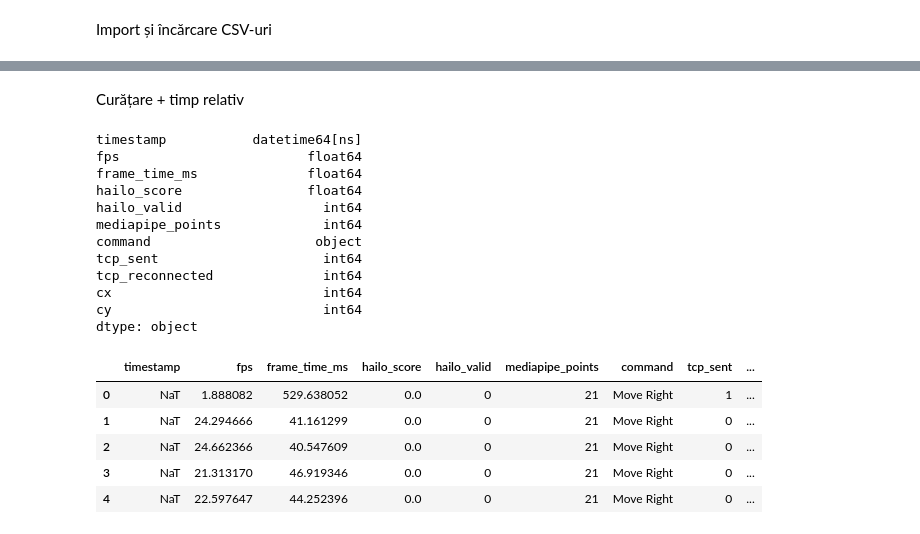
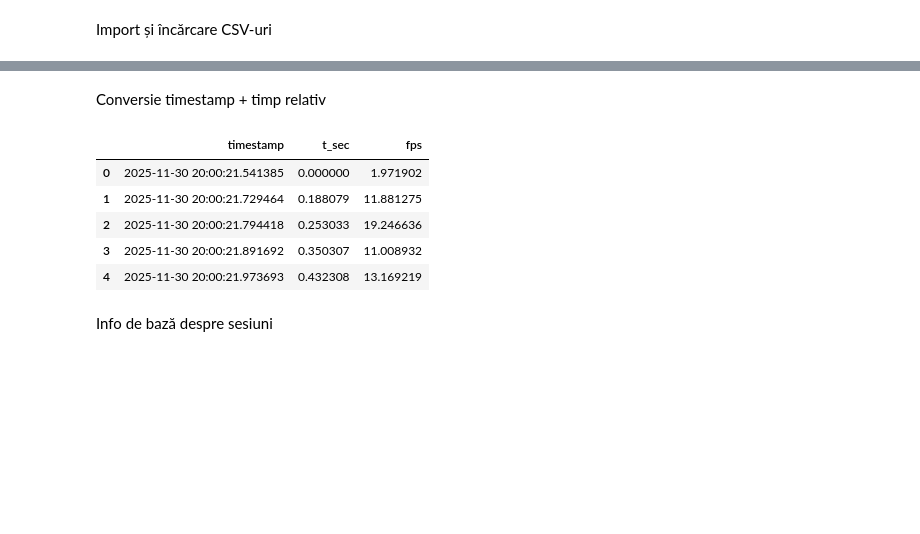
Before and after one commit to marius021/Hand-Gesture-Tracking, a Jupyter notebook: Generated Files/AI_vs_No-AI.ipynb, the cells around one changed output, grey strips where cells are left out. Cells and saved outputs as stored; diff of their text form; code cells hidden in the pictures; blank space fills up the shorter version.

```diff
--- a/Generated Files/AI_vs_No-AI.ipynb
+++ b/Generated Files/AI_vs_No-AI.ipynb
@@ -22,9 +21,14 @@ import matplotlib.pyplot as plt
 
 plt.rcParams["figure.figsize"] = (10, 5)
 
-# Încarcă fișierele CSV
-df_ai = pd.read_csv("session_ai.csv", parse_dates=["timestamp"])
-df_noai = pd.read_csv("session_no_ai.csv", parse_dates=["timestamp"])
+# Încarc CSV-urile (fără parse_dates, facem conversia explicit)
+df_ai = pd.read_csv("session_ai.csv")
+df_noai = pd.read_csv("session_no_ai.csv")
 
-df_ai.head(), df_noai.head()
+print("AI dtypes:")
+print(df_ai.dtypes)
+print("\nNO-AI dtypes:")
+print(df_noai.dtypes)
+
+df_ai.head()
 # %% [output]
@@ -48,39 +58,34 @@ df_ai.head(), df_noai.head()
 # %% [markdown]
-Curățare + timp relativ
+Conversie timestamp + timp relativ
 # %%
-import pandas as pd
-import numpy as np
-import matplotlib.pyplot as plt
+def compute_t_sec(df):
+    df = df.copy()
+    # încearcă să convertești timestamp-ul la datetime
+    ts = pd.to_datetime(df["timestamp"], errors="coerce")
 
-plt.rcParams["figure.figsize"] = (10, 5)
+    if ts.notna().sum() > len(ts) * 0.8:
+        # majoritatea valorilor sunt datetime valide
+        df["timestamp_dt"] = ts
+        df["t_sec"] = (df["timestamp_dt"] - df["timestamp_dt"].iloc[0]).dt.total_seconds()
+    else:
+        # tratăm timestamp-ul ca numeric (de ex. time.time())
+        ts_num = pd.to_numeric(df["timestamp"], errors="coerce")
+        df["timestamp_num"] = ts_num
+        df["t_sec"] = df["timestamp_num"] - df["timestamp_num"].iloc[0]
 
-# Celula 2 – citire simplă
-df_ai = pd.read_csv("session_ai.csv")
-df_noai = pd.read_csv("session_no_ai.csv")
+    return df
 
-# conversie explicită la datetime
-df_ai["timestamp"] = pd.to_datetime(df_ai["timestamp"], errors="coerce")
-df_noai["timestamp"] = pd.to_datetime(df_noai["timestamp"], errors="coerce")
+df_ai = compute_t_sec(df_ai)
+df_noai = compute_t_sec(df_noai)
 
-print(df_ai.dtypes)
-df_ai.head()
+df_ai[["timestamp", "t_sec", "fps"]].head()
 # %% [output]
-timestamp           datetime64[ns]
-fps                        float64
-frame_time_ms              float64
-hailo_score                float64
-hailo_valid                  int64
-mediapipe_points             int64
-command                     object
-tcp_sent                     int64
-tcp_reconnected              int64
-cx                           int64
-cy                           int64
-dtype: object
-|  | timestamp | fps | frame_time_ms | hailo_score | hailo_valid | mediapipe_points | command | tcp_sent | ... |
-| 0 | NaT | 1.888082 | 529.638052 | 0.0 | 0 | 21 | Move Right | 1 | ... |
-| 1 | NaT | 24.294666 | 41.161299 | 0.0 | 0 | 21 | Move Right | 0 | ... |
-| 2 | NaT | 24.662366 | 40.547609 | 0.0 | 0 | 21 | Move Right | 0 | ... |
-| 3 | NaT | 21.313170 | 46.919346 | 0.0 | 0 | 21 | Move Right | 0 | ... |
-| 4 | NaT | 22.597647 | 44.252396 | 0.0 | 0 | 21 | Move Right | 0 | ... |
+|  | timestamp | t_sec | fps |
+| 0 | 2025-11-30 20:00:21.541385 | 0.000000 | 1.971902 |
+| 1 | 2025-11-30 20:00:21.729464 | 0.188079 | 11.881275 |
+| 2 | 2025-11-30 20:00:21.794418 | 0.253033 | 19.246636 |
+| 3 | 2025-11-30 20:00:21.891692 | 0.350307 | 11.008932 |
+| 4 | 2025-11-30 20:00:21.973693 | 0.432308 | 13.169219 |
+# %% [markdown]
+Info de bază despre sesiuni
 # %%
```
Also changed, not shown: parts of 23 cells of this notebook, 11 other files.
